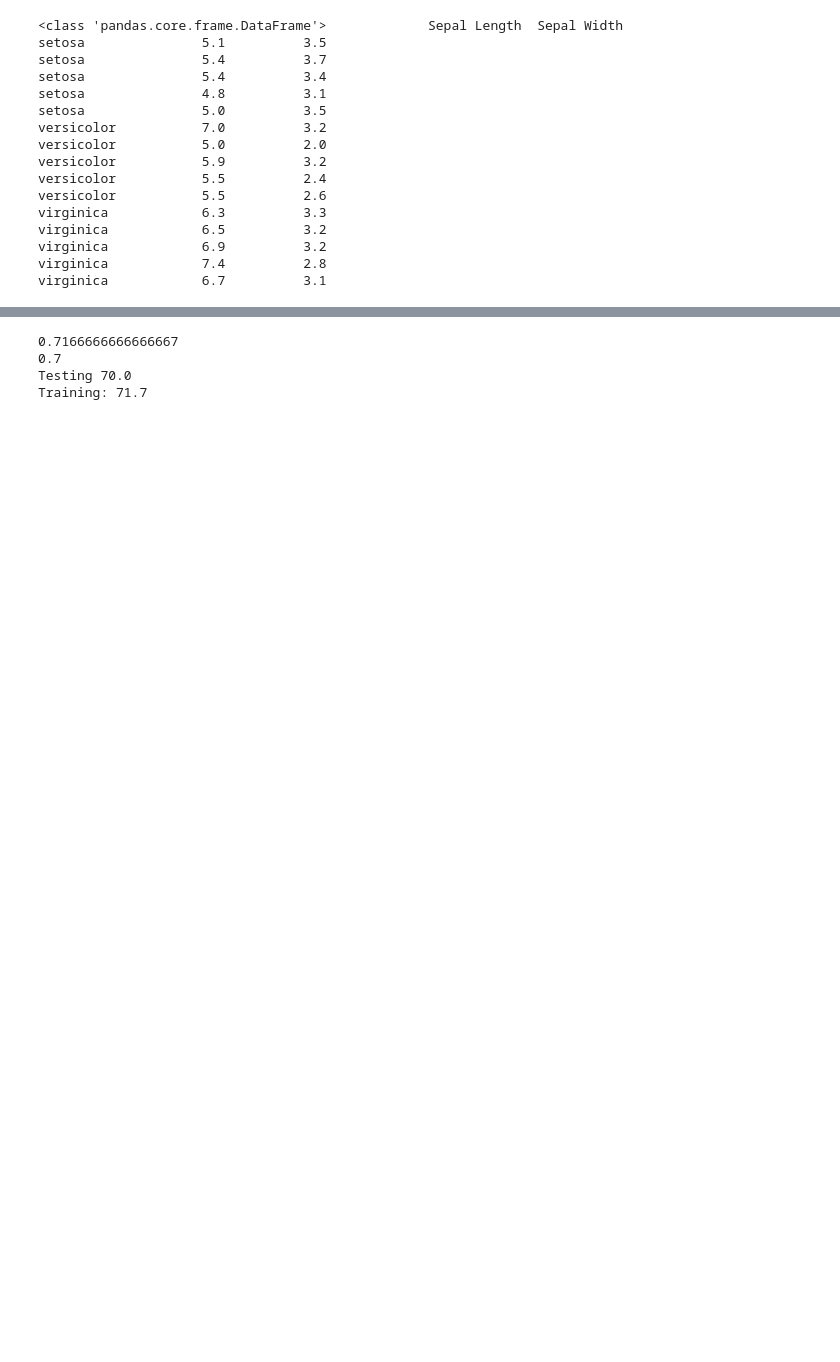
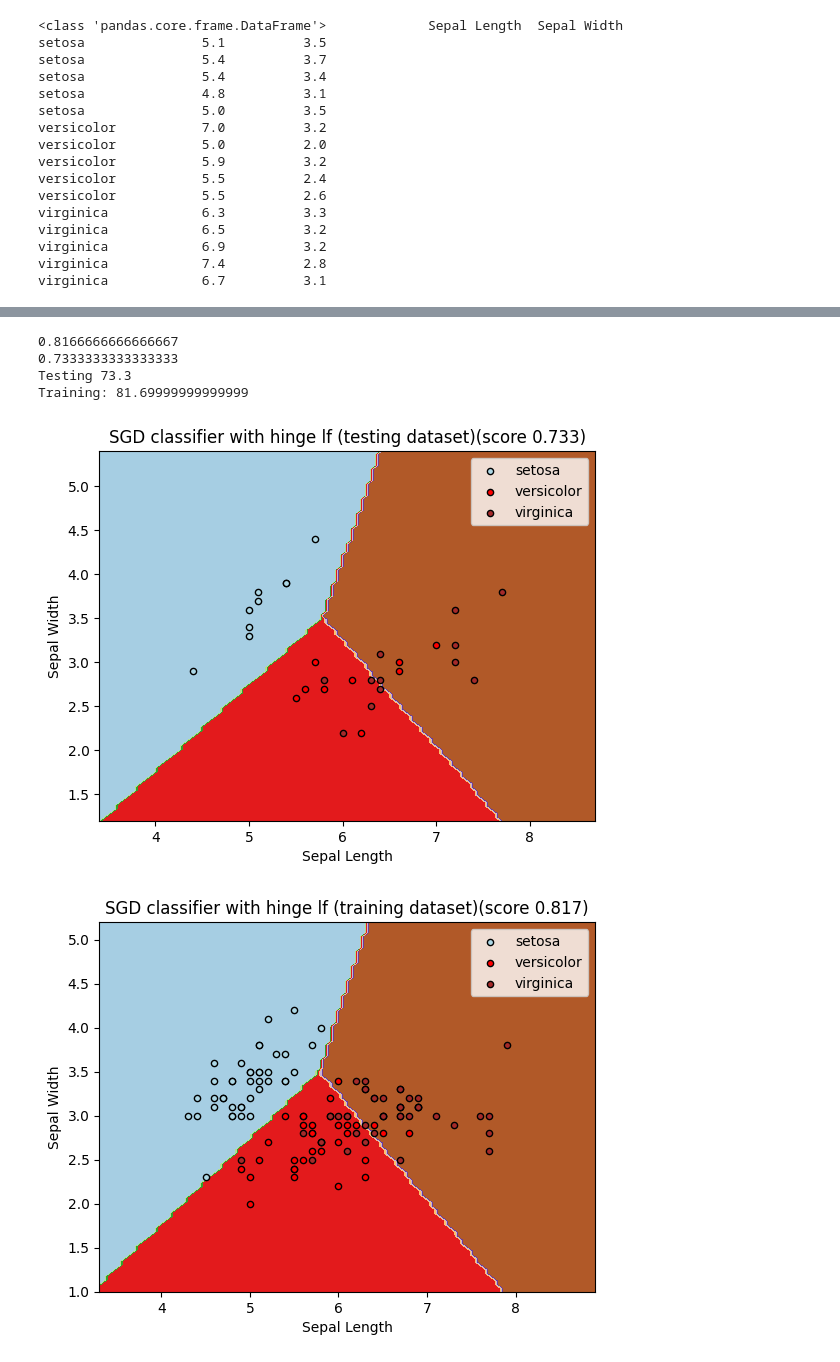
Before and after one commit to BVasquez07/Intro_to_ML_assignments, a Jupyter notebook: Vasquez_Brandon_AS03.ipynb, the cells around one changed output, grey strips where cells are left out. Drawn from its saved outputs; the diff is of its cells as text; code cells hidden in the pictures; blank space fills up the shorter version.

```diff
--- a/Vasquez_Brandon_AS03.ipynb
+++ b/Vasquez_Brandon_AS03.ipynb
@@ -63,6 +65,33 @@ def addScore(clf: str, test_s: float, train_s: float) -> None:
 def implementation_of_score_func(*arrays) -> float: #just for fun implementing the score function for SGD using predict
     out = [1 if predict == arrays[-1][i] else 0 for i, predict in enumerate(arrays[0])]
     return out.count(1) / len(out)
+
+def fit_and_plot_2d(clf, X, y, xlabel, ylabel, title=''): #fit to the classifier and plot on 2d scatter plot
+    #modified from original so that it fits the model beforehand as well as takes in a title parameter for more customization of outputted plot
+    DecisionBoundaryDisplay.from_estimator(
+        clf,
+        X,
+        cmap=plt.cm.Paired,
+        ax=plt.gca(),
+        response_method="predict",
+        xlabel=xlabel,
+        ylabel=ylabel,
+    )
+
+    #plot the data we used in training
+    for species, color in zip(clf.classes_, ["lightblue", "red", "brown"]):
+        idx = np.where(y == species)
+        plt.scatter(
+            X[idx, 0],
+            X[idx, 1],
+            c=color,
+            edgecolor="black",
+            label=species,
+            s=20,
+        )
+    plt.title(f'{title}(score {round(clf.score(X, y), 3)})')
+    plt.legend()
+    plt.show()
 # %%
 sep_feats = iris_df[['Sepal Length', 'Sepal Width']] # plot this
 print(type(sep_feats), sep_feats[::10])
@@ -88,3 +115,10 @@ X_train,X_test,y_train,y_test = train_test_split(sep_feats, match_targets, test_
+# %%
+# Splitting the dataset into test and training and converting the feature dataset into a numpy array
+# in order to only hold onto the values and not the features (if kept it warnings may be thrown later on about invalid features)
+
+X_train,X_test,y_train,y_test = train_test_split(sep_feats, match_targets, test_size=0.2, random_state=805)
+X_train = X_train.to_numpy() #drop labels and turn from df to ndarray
+X_test = X_test.to_numpy()
 # %%
 print(X_train.shape, X_train[::5], '\n\nTraining features\n\n') # plot this
 print(y_train.shape, y_train[::5], '\n\nTraining labels')
@@ -129,19 +163,24 @@ versicolor           5.8          2.7
 Training labels
 # %%
 #SGD with hinge loss function
-clf_hinge = SGDClassifier(loss="hinge", tol=1e-4, random_state=0)
-clf_hinge = clf_hinge.fit(X_train, y_train)
-
+clf_hinge = SGDClassifier(loss="hinge", tol=None, random_state=107).fit(X_train, y_train)
 
 print(accuracy_score(y_train, clf_hinge.predict(X_train)))
 print(accuracy_score(y_test, clf_hinge.predict(X_test)))
 print(f'Testing {round(clf_hinge.score(X_test, y_test), 3) * 100}\nTraining: {round(clf_hinge.score(X_train, y_train), 3) * 100}')
 
 addScore('SGD_hinge', round(clf_hinge.score(X_test, y_test), 3) * 100, round(clf_hinge.score(X_train, y_train), 3) * 100)
+clf_hinge.get_params()
+
+
+fit_and_plot_2d(clf_hinge,  X_test, y_test, xlabel='Sepal Length', ylabel='Sepal Width', title='SGD classifier with hinge lf (testing dataset)') #plot with the decisionboundary class
+fit_and_plot_2d(clf_hinge, X_train, y_train, xlabel='Sepal Length', ylabel='Sepal Width', title='SGD classifier with hinge lf (training dataset)')
 # %% [output]
-0.7166666666666667
-0.7
-Testing 70.0
-Training: 71.7
+0.8166666666666667
+0.7333333333333333
+Testing 73.3
+Training: 81.69999999999999
+[figure, added]
+[figure, added]
 # %%
 #SGD with modified huber loss function
```
Also changed, not shown: parts of 19 cells of this notebook, 1 other file.
